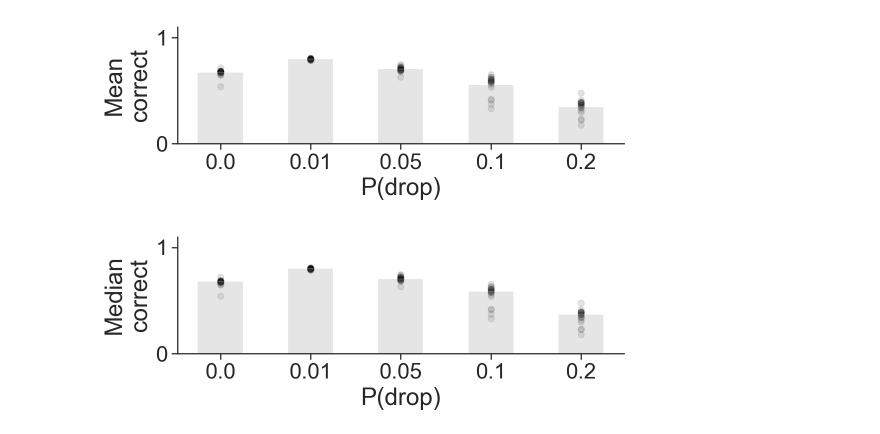
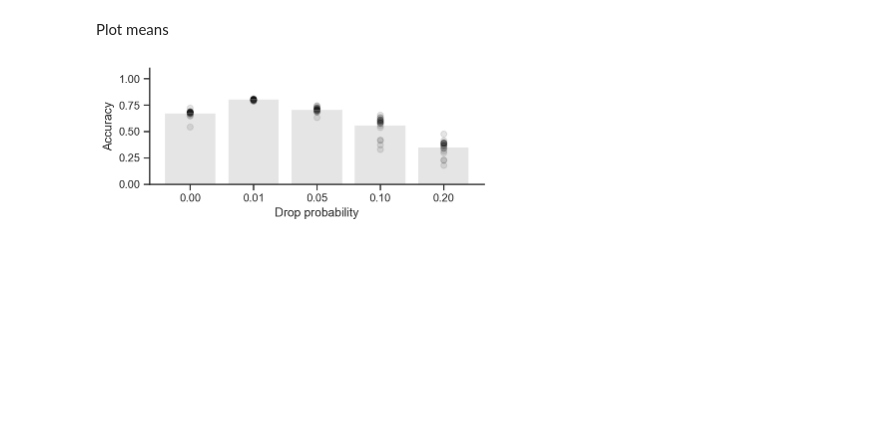
Before and after one commit to CoAxLab/glia_playing_atari, a Jupyter notebook: notebooks/digits_exp160.ipynb, the cells around one changed output. Saved outputs shown, nothing was run; the diff lists cells and outputs as text; code cells hidden in the pictures; blank space fills up the shorter version.

```diff
--- a/notebooks/digits_exp160.ipynb
+++ b/notebooks/digits_exp160.ipynb
@@ -6,16 +6,6 @@ from IPython.display import Image
 import matplotlib
 import matplotlib.pyplot as plt
 
-%matplotlib inline
-%config InlineBackend.figure_format = 'retina'
-
-import seaborn as sns
-sns.set(font_scale=2)
-sns.set_style('ticks')
-
-matplotlib.rcParams.update({'font.size': 16})
-matplotlib.rc('axes', titlesize=16)
-
 import torch
 import glob
 from collections import defaultdict
@@ -66,0 +93,3 @@ defaultdict(list,
+# %%
+model_names = ["0.00", "0.01", "0.05", "0.10", "0.20"]
+models = [exp155, exp160_p01, exp160_p05, exp160_p1, exp160_p2]
@@ -66,0 +100,5 @@ defaultdict(list,
+# %%
+means = [np.mean(exp["correct"]) for exp in models]
+stds = [np.std(exp["correct"]) for exp in models]
+medians = [np.median(exp["correct"]) for exp in models]
+assert len(means) == len(models)
@@ -67,47 +107,18 @@ defaultdict(list,
+# %% [markdown]
+Plot means
 # %%
-# -------------------------------------------------
-# Est stats
-model_names = ["0.0", "0.01", "0.05", "0.1", "0.2"]
-models = [exp155, exp160_p01, exp160_p05, exp160_p1, exp160_p2]
-medians = [
-    np.median(exp155["correct"]),
-    np.median(exp160_p01["correct"]),
-    np.median(exp160_p05["correct"]),
-    np.median(exp160_p1["correct"]),
-    np.median(exp160_p2["correct"]),
-]
-
-means = [
-    np.mean(exp155["correct"]),
-    np.mean(exp160_p01["correct"]),
-    np.mean(exp160_p05["correct"]),
-    np.mean(exp160_p1["correct"]),
-    np.mean(exp160_p2["correct"]),
-]
-
-# -------------------------------------------------
-# Visualize
-fig = plt.figure(figsize=(8, 6))
+fig = plt.figure(figsize=(6, 6))
 grid = plt.GridSpec(2, 1, wspace=0.3, hspace=0.8)
 
 # Mean
 plt.subplot(grid[0, 0])
-plt.bar(model_names, means, color="grey", alpha=0.2, width=0.5)
+plt.bar(model_names, means, color="grey", alpha=0.2, width=0.8)
 for name, model in zip(model_names, models):
-    plt.scatter(x=np.repeat(name, 20), y=model["correct"], color="black", alpha=0.1)
+    n = len(model["correct"])
+    plt.scatter(x=np.repeat(name, n), y=model["correct"], color="black", alpha=0.1)
 plt.ylim(0, 1.1)
-plt.ylabel("Mean\ncorrect")
-plt.xlabel("P(drop)")
+plt.ylabel("Accuracy")
+plt.xlabel("Drop probability")
 _ = sns.despine()
-
-# Median
-plt.subplot(grid[1, 0])
-plt.bar(model_names, medians, color="grey", alpha=0.2, width=0.5)
-for name, model in zip(model_names, models):
-    plt.scatter(x=np.repeat(name, 20), y=model["correct"], color="black", alpha=0.1)
-plt.ylim(0, 1.1)
-plt.ylabel("Median\ncorrect")
-plt.xlabel("P(drop)")
-_ = sns.despine()
 # %% [output]
-[figure, old version]
+[figure, new version]
```
Also changed, not shown: parts of 13 cells of this notebook, 4 other files.
